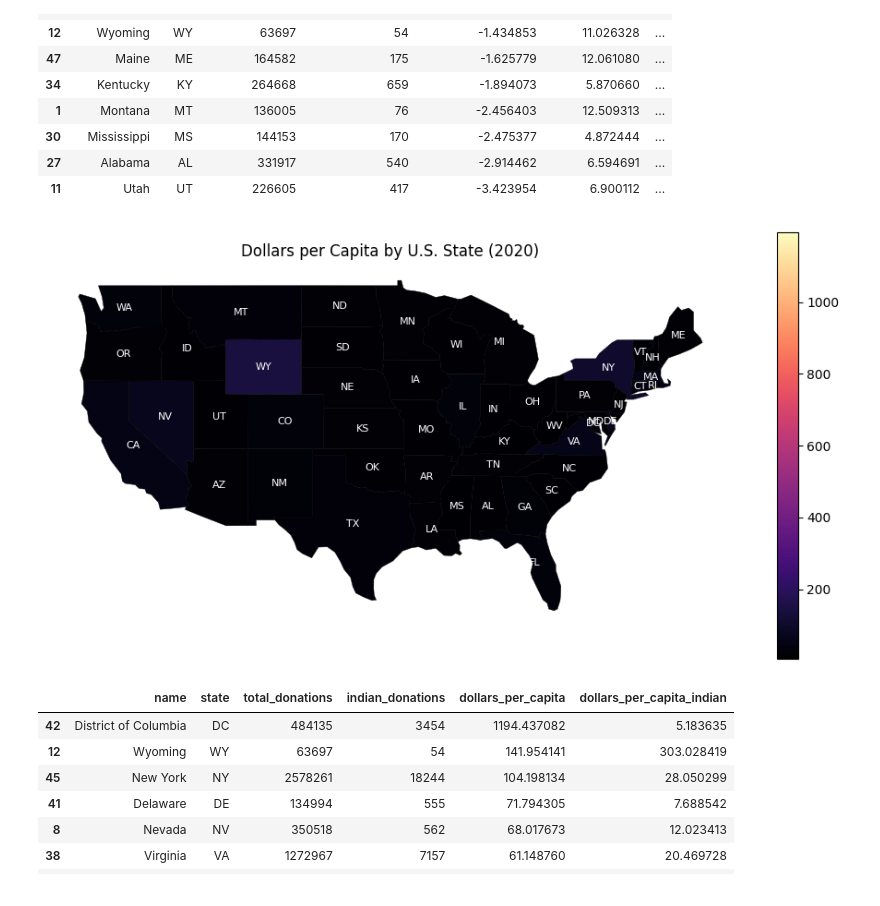
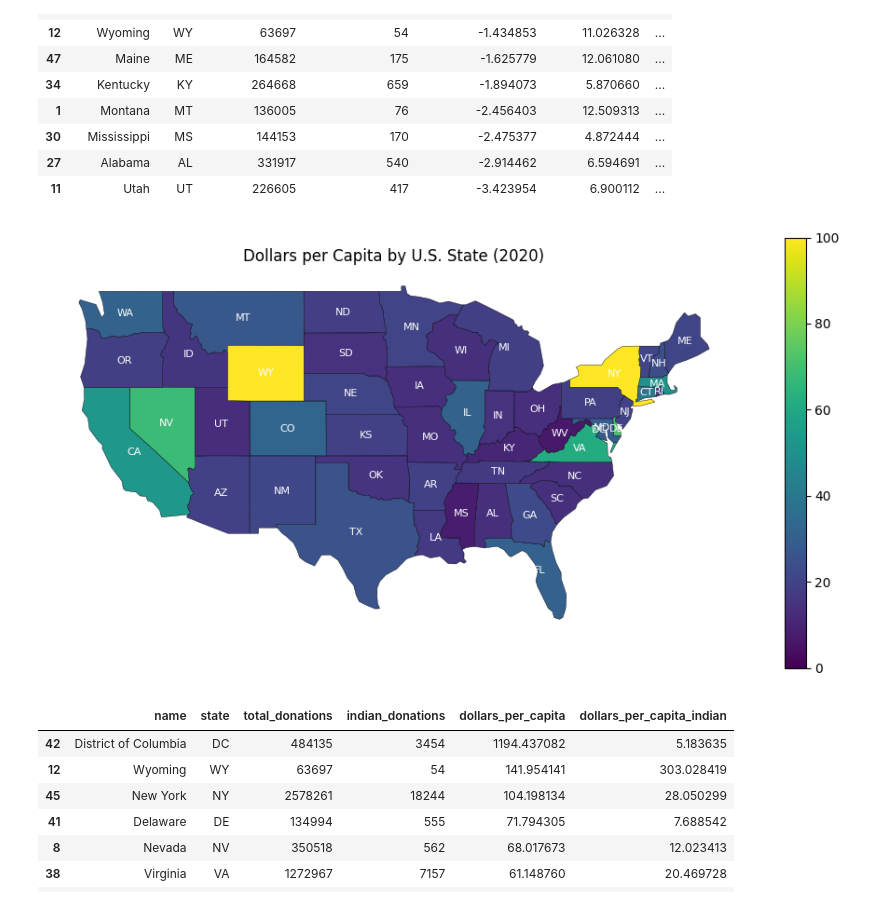
Before and after one commit to kkkarnav/indianamericancontributions, a Jupyter notebook: df_stats_state.ipynb, the cells around one changed output. Saved outputs shown, nothing was run; the diff lists cells and outputs as text; code cells hidden in the pictures.

```diff
--- a/df_stats_state.ipynb
+++ b/df_stats_state.ipynb
@@ -532,30 +534,32 @@ gdf_merged.sort_values(by="don_per_capita_diff", ascending=False)[["name", "stat
 # %%
 gdf_merged["dollars_per_capita"] = (gdf_merged["total_donations"] * gdf_merged["avg_amount"]) / gdf_merged["Census Pop"]
 gdf_merged["dollars_per_capita_indian"] = (gdf_merged["indian_donations"] * gdf_merged["avg_amount_indian"]) / gdf_merged["Indian Pop"]
 
 fig, ax = plt.subplots(figsize=(12, 6))
 gdf_merged.plot(
     column="dollars_per_capita",
-    cmap="magma",
+    cmap="viridis",
     legend=True,
     edgecolor="black",
     linewidth=0.3,
     ax=ax,
-    missing_kwds={"color": "lightgray"}
+    missing_kwds={"color": "lightgray"},
+    vmin=0,
+    vmax=100
 )
 
 cbar = fig.axes[-1]
 
 for idx, row in gdf_merged.iterrows():
     centroid = row["geometry"].centroid
     ax.text(centroid.x, centroid.y, row["state"], fontsize=8, ha="center", va="center", color="white")
 
 plt.title("Dollars per Capita by U.S. State (2020)")
 plt.grid(True, linestyle="--", alpha=0.7)
 ax.axis("off")
 plt.show()
 # %% [output]
-[figure, old version]
+[figure, new version]
 # %%
 gdf_merged.sort_values(by="dollars_per_capita", ascending=False)[["name", "state", "total_donations", "indian_donations", "dollars_per_capita", "dollars_per_capita_indian"]].head(10)
 # %% [output]
```
Also changed, not shown: parts of 3 cells of this notebook, 4 other files.
